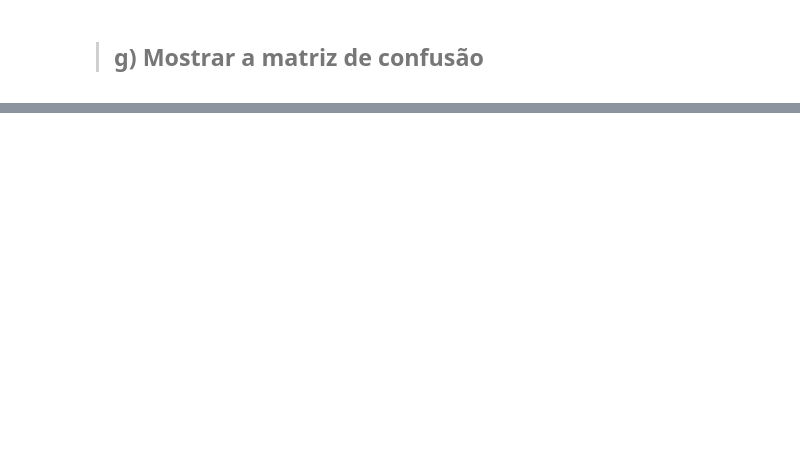
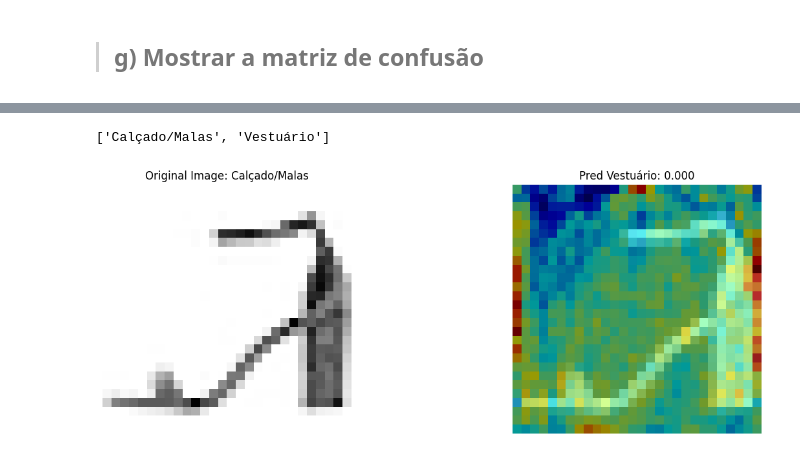
Before and after one commit to Kinpau/APVC_Projeto, a Jupyter notebook: notebooks/D1Parte2-Grupo7.ipynb, the cells around one changed output, grey strips where cells are left out. Cells and saved outputs as stored; diff of their text form; code cells hidden in the pictures; blank space fills up the shorter version.

Commit message:
saliency maps

```diff
--- a/notebooks/D1Parte2-Grupo7.ipynb
+++ b/notebooks/D1Parte2-Grupo7.ipynb
@@ -450,0 +480,19 @@ F1-Score: 0.9964187557258265
+# %%
+linear_model = tf.keras.models.Model(inputs=[modelo.layers[0].input], outputs=[modelo.layers[-2].output])
+# %%
+def get_saliency_map(model, image, class_idx):
+    image = tf.convert_to_tensor(image, dtype=tf.float32)
+    with tf.GradientTape() as tape:
+        tape.watch(image)
+        predictions = model(image)
+
+        loss = predictions[:, class_idx]
+    # Get the gradients of the loss w.r.t to the input image.
+    gradient = tape.gradient(loss, image)
+    # convert to numpy
+    gradient = gradient.numpy()
+    # normalize between 0 and 1
+    min_val, max_val = np.min(gradient), np.max(gradient)
+    smap = (gradient - min_val) / (max_val - min_val + keras.backend.epsilon())
+
+    return smap
@@ -450,0 +503,28 @@ F1-Score: 0.9964187557258265
+# %%
+LABELS
+# %% [output]
+['Calçado/Malas', 'Vestuário']
+# %%
+# Load and preprocess an example image
+img_id = 150
+img = x_train[img_id]
+img_array = np.expand_dims(img, axis = 0)  # Normalize and add batch dimension
+# Compute saliency map
+saliency_map = get_saliency_map(linear_model, img_array, 0).squeeze()
+# Overlay saliency map on original image
+heatmap = cv2.applyColorMap(np.uint8(255 * saliency_map), cv2.COLORMAP_JET)
+overlay = cv2.addWeighted(heatmap, 0.6, cv2.cvtColor(np.uint8(255 *img), cv2.COLOR_GRAY2RGB), 0.4, 0)
+
+# Display results
+fig, ax = plt.subplots(1, 2, figsize=(15, 5))
+ax[0].imshow(img, cmap="Greys")
+ax[0].set_title(f"Original Image: {LABELS[int(y_train[img_id])]}")
+ax[0].axis("off")
+
+ax[1].imshow(overlay)
+ax[1].set_title(f"Pred {LABELS[1]}: {train_preds[img_id]:.3f}")
+ax[1].axis("off")
+
+plt.show()
+# %% [output]
+[figure, added]
```
Also changed, not shown: parts of 14 cells of this notebook, 3 other files.
